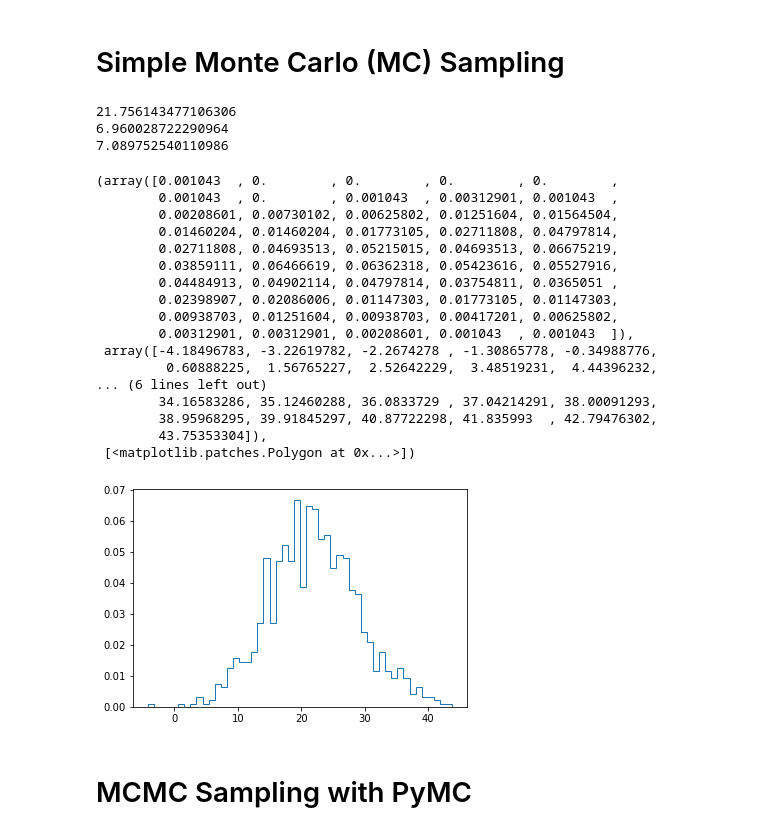
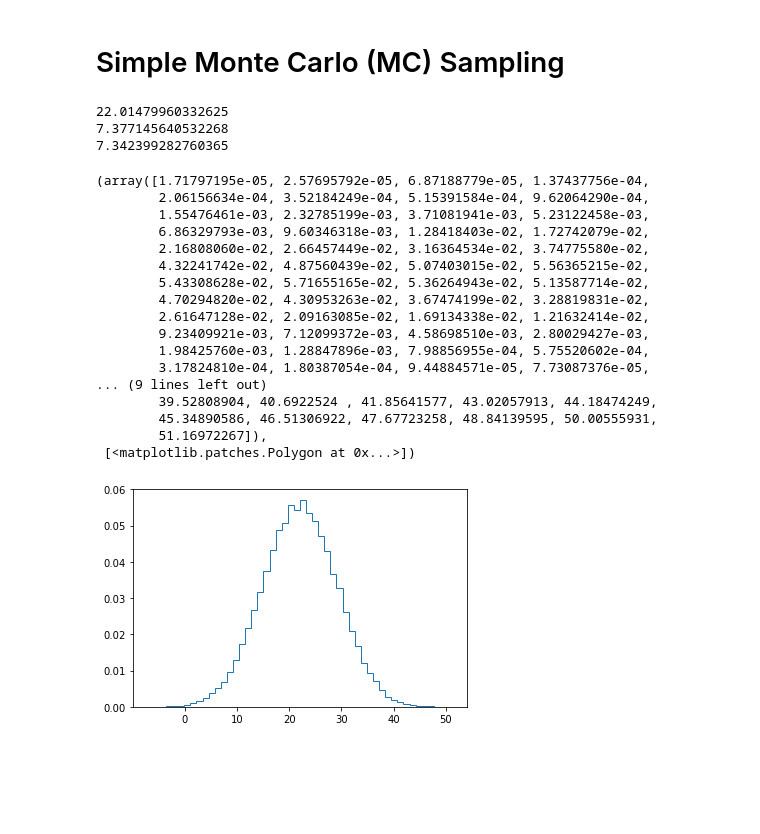
Before and after one commit to tetarenk/ipynb_notebooks, a Jupyter notebook: MCMC_sampling_example.ipynb, the cells around one changed output. Saved outputs shown, nothing was run; the diff lists cells and outputs as text; code cells hidden in the pictures; blank space fills up the shorter version.

```diff
--- a/MCMC_sampling_example.ipynb
+++ b/MCMC_sampling_example.ipynb
@@ -12,2 +7,0 @@ def total_model(param1,param2,param3,param4):
-# %% [markdown]
-# Simple Monte Carlo (MC) Sampling
@@ -14,42 +13,42 @@ def total_model(param1,param2,param3,param4):
+# %% [markdown]
+# Simple Monte Carlo (MC) Sampling
 # %%
 #define number of samples
-nsamp = 1000
+nsamp = 100000
 
 #draw samples from parameter distributions (here I have assumed normal distributions)
 par1 = ss.norm(loc=5.,scale=3).rvs(nsamp)
 par2 = ss.norm(loc=3.,scale=1.).rvs(nsamp)
 par3 = ss.norm(loc=2.,scale=1.).rvs(nsamp)
 par4 = ss.norm(loc=3.,scale=2.).rvs(nsamp)
 
 #compute "thing" you are interested in, using above samples
 thing = total_model(par1,par2,par3,par4)
 
 #print out median and 1 sigma values for "thing" + plot a histogram
 print(np.median(thing))
 print(np.median(thing)-np.quantile(thing,0.15))
 print(np.quantile(thing,0.85)-np.median(thing))
 plt.hist(thing,bins=50,histtype='step',density=True)
 # %% [output]
-21.756143477106306
-6.960028722290964
-7.089752540110986
+22.01479960332625
+7.377145640532268
+7.342399282760365
-(array([0.001043  , 0.        , 0.        , 0.        , 0.        ,
-        0.001043  , 0.        , 0.001043  , 0.00312901, 0.001043  ,
-        0.00208601, 0.00730102, 0.00625802, 0.01251604, 0.01564504,
-        0.01460204, 0.01460204, 0.01773105, 0.02711808, 0.04797814,
-        0.02711808, 0.04693513, 0.05215015, 0.04693513, 0.06675219,
-        0.03859111, 0.06466619, 0.06362318, 0.05423616, 0.05527916,
-        0.04484913, 0.04902114, 0.04797814, 0.03754811, 0.0365051 ,
-        0.02398907, 0.02086006, 0.01147303, 0.01773105, 0.01147303,
-        0.00938703, 0.01251604, 0.00938703, 0.00417201, 0.00625802,
-        0.00312901, 0.00312901, 0.00208601, 0.001043  , 0.001043  ]),
- array([-4.18496783, -3.22619782, -2.2674278 , -1.30865778, -0.34988776,
-         0.60888225,  1.56765227,  2.52642229,  3.48519231,  4.44396232,
-... (6 lines left out)
-        34.16583286, 35.12460288, 36.0833729 , 37.04214291, 38.00091293,
-        38.95968295, 39.91845297, 40.87722298, 41.835993  , 42.79476302,
-        43.75353304]),
+(array([1.71797195e-05, 2.57695792e-05, 6.87188779e-05, 1.37437756e-04,
+        2.06156634e-04, 3.52184249e-04, 5.15391584e-04, 9.62064290e-04,
+        1.55476461e-03, 2.32785199e-03, 3.71081941e-03, 5.23122458e-03,
+        6.86329793e-03, 9.60346318e-03, 1.28418403e-02, 1.72742079e-02,
+        2.16808060e-02, 2.66457449e-02, 3.16364534e-02, 3.74775580e-02,
+        4.32241742e-02, 4.87560439e-02, 5.07403015e-02, 5.56365215e-02,
+        5.43308628e-02, 5.71655165e-02, 5.36264943e-02, 5.13587714e-02,
+        4.70294820e-02, 4.30953263e-02, 3.67474199e-02, 3.28819831e-02,
+        2.61647128e-02, 2.09163085e-02, 1.69134338e-02, 1.21632414e-02,
+        9.23409921e-03, 7.12099372e-03, 4.58698510e-03, 2.80029427e-03,
+        1.98425760e-03, 1.28847896e-03, 7.98856955e-04, 5.75520602e-04,
+        3.17824810e-04, 1.80387054e-04, 9.44884571e-05, 7.73087376e-05,
+... (9 lines left out)
+        39.52808904, 40.6922524 , 41.85641577, 43.02057913, 44.18474249,
+        45.34890586, 46.51306922, 47.67723258, 48.84139595, 50.00555931,
+        51.16972267]),
  [<matplotlib.patches.Polygon at 0x...>])
-[figure, old version]
+[figure, new version]
-# %% [markdown]
-# MCMC Sampling with PyMC
```
Also changed, not shown: parts of 10 cells of this notebook.
